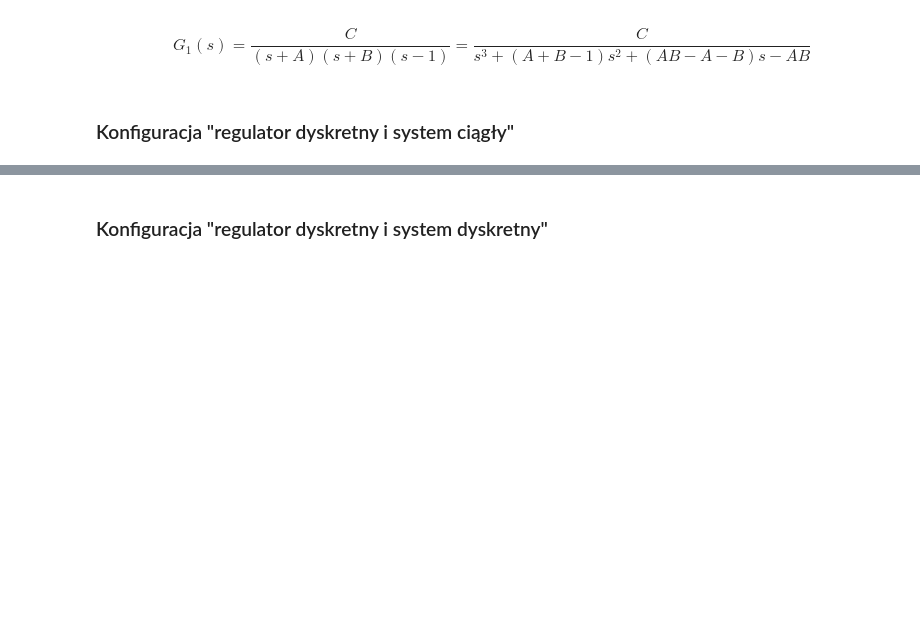
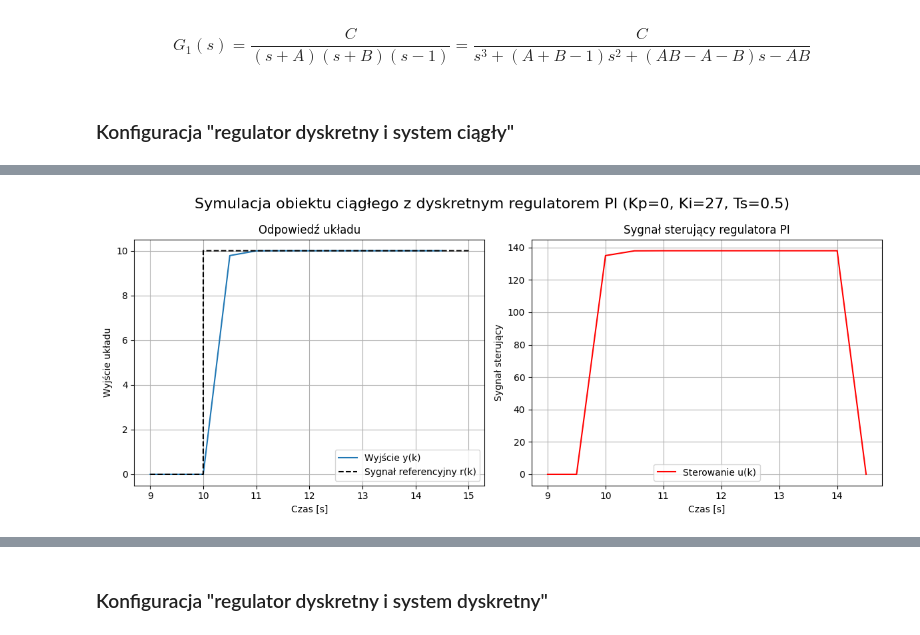
Before and after one commit to iwonieevo/TR-Projekt, a Jupyter notebook: Projekt 3&4/proj_3&4.ipynb, the cells around one changed output, grey strips where cells are left out. Saved outputs shown, nothing was run; the diff lists cells and outputs as text; code cells hidden in the pictures; blank space fills up the shorter version.

```diff
--- a/Projekt 3&4/proj_3&4.ipynb
+++ b/Projekt 3&4/proj_3&4.ipynb
@@ -306,9 +343,5 @@ plot_simulation_results(sim_out, ts, t_max, f'Symulacja obiektu ciągłego z dys
 # %%
-ts = 0.5
-kp = 0
-ki = 27
-t_max = 15
-
-sim_out = simulate_g1_continous(kp, ki, ts, t_max)
-plot_simulation_results(sim_out, ts, t_max, f'Symulacja obiektu ciągłego z dyskretnym regulatorem PI (Kp={kp}, Ki={ki}, Ts={ts})')
+simulate_g1_continous(Kp=0, Ki=27, ts=0.5, t_max=15)
+# %% [output]
+[figure, added]
 # %%
```
Also changed, not shown: parts of 15 cells of this notebook.
